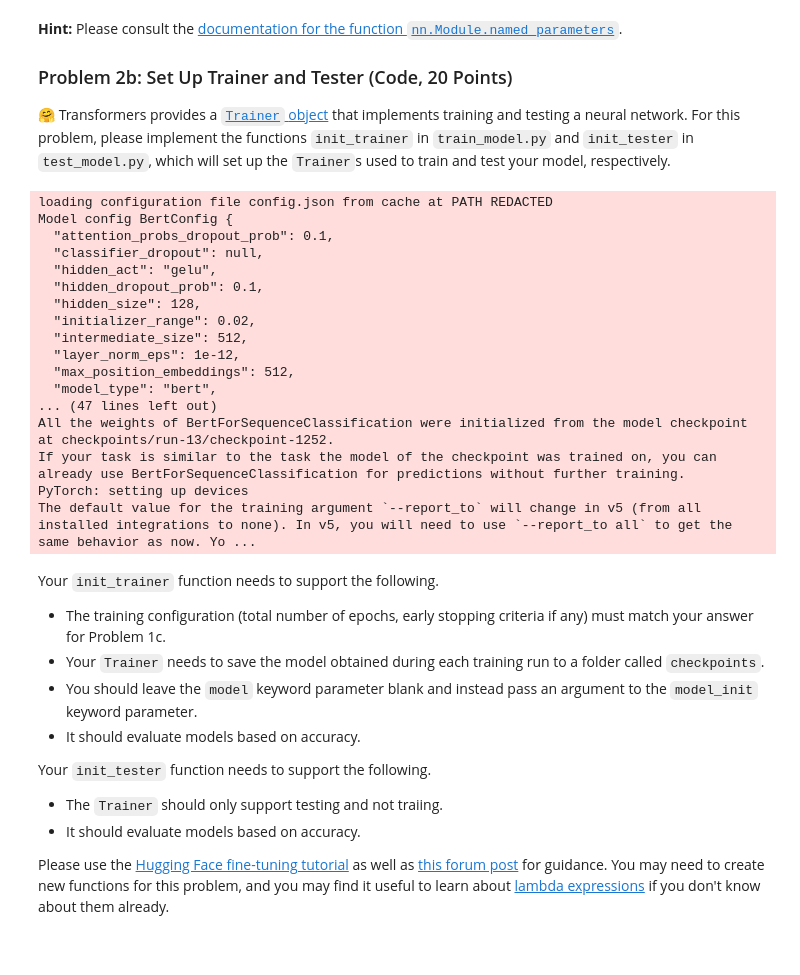
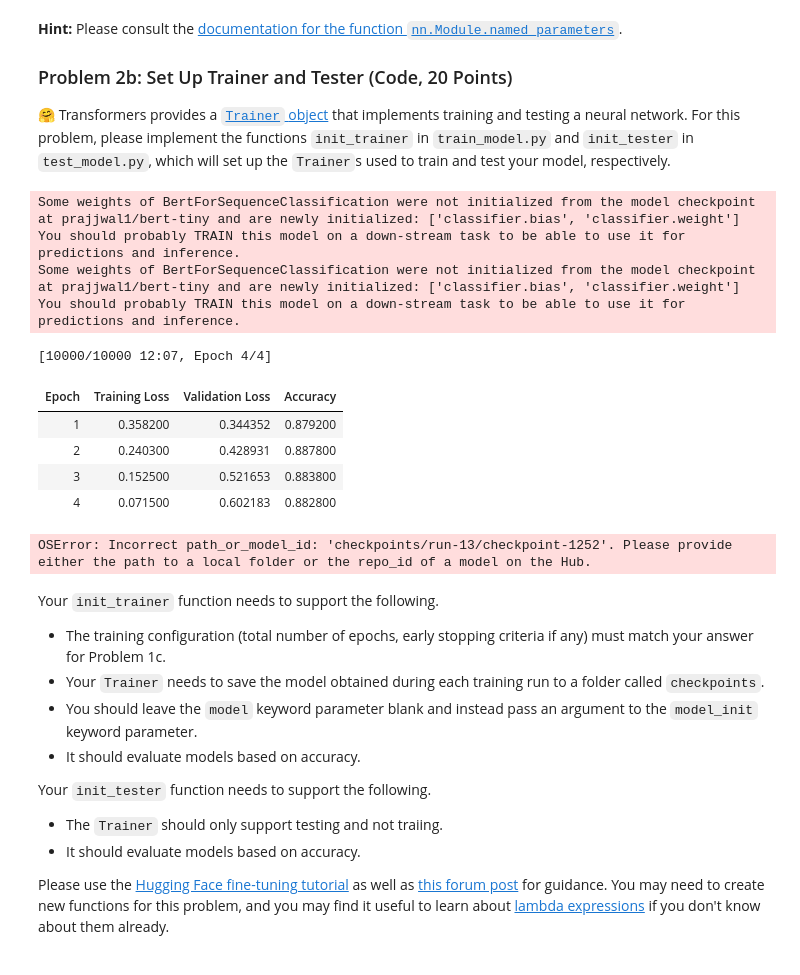
Before and after one commit to allen-ajith/DS-GA-1012-NLU, a Jupyter notebook: hw2/hw2-pset.ipynb, the cells around one changed output. Cells and saved outputs as stored; diff of their text form; code cells hidden in the pictures.

Commit message:
trained the model

```diff
--- a/hw2/hw2-pset.ipynb
+++ b/hw2/hw2-pset.ipynb
@@ -189,30 +189,18 @@ True
 # %%
 # Creates a Trainer from a Hugging Face Model Hub identifier
 trainer = init_trainer("prajjwal1/bert-tiny", imdb["train"], imdb["val"])
 
 # Train using the trainer
 trainer.train()
-
-# Change this to whichever checkpoint you want to evalaute
-eval_checkpoint_directory = "checkpoints/run-13/checkpoint-1252"
-
-# Creates a Trainer to test a Hugging Face saved model
-tester = init_tester(eval_checkpoint_directory)
 # %% [output]
-loading configuration file config.json from cache at PATH REDACTED
-Model config BertConfig {
-  "attention_probs_dropout_prob": 0.1,
-  "classifier_dropout": null,
-  "hidden_act": "gelu",
-  "hidden_dropout_prob": 0.1,
-  "hidden_size": 128,
-  "initializer_range": 0.02,
-  "intermediate_size": 512,
-  "layer_norm_eps": 1e-12,
-  "max_position_embeddings": 512,
-  "model_type": "bert",
-... (47 lines left out)
-All the weights of BertForSequenceClassification were initialized from the model checkpoint at checkpoints/run-13/checkpoint-1252.
-If your task is similar to the task the model of the checkpoint was trained on, you can already use BertForSequenceClassification for predictions without further training.
-PyTorch: setting up devices
-The default value for the training argument `--report_to` will change in v5 (from all installed integrations to none). In v5, you will need to use `--report_to all` to get the same behavior as now. Yo ...
+Some weights of BertForSequenceClassification were not initialized from the model checkpoint at prajjwal1/bert-tiny and are newly initialized: ['classifier.bias', 'classifier.weight']
+You should probably TRAIN this model on a down-stream task to be able to use it for predictions and inference.
+Some weights of BertForSequenceClassification were not initialized from the model checkpoint at prajjwal1/bert-tiny and are newly initialized: ['classifier.bias', 'classifier.weight']
+You should probably TRAIN this model on a down-stream task to be able to use it for predictions and inference.
+[10000/10000 12:07, Epoch 4/4]
+| Epoch | Training Loss | Validation Loss | Accuracy |
+| 1 | 0.358200 | 0.344352 | 0.879200 |
+| 2 | 0.240300 | 0.428931 | 0.887800 |
+| 3 | 0.152500 | 0.521653 | 0.883800 |
+| 4 | 0.071500 | 0.602183 | 0.882800 |
+OSError: Incorrect path_or_model_id: 'checkpoints/run-13/checkpoint-1252'. Please provide either the path to a local folder or the repo_id of a model on the Hub.
```
Also changed, not shown: parts of 2 cells of this notebook, 18 other files.
